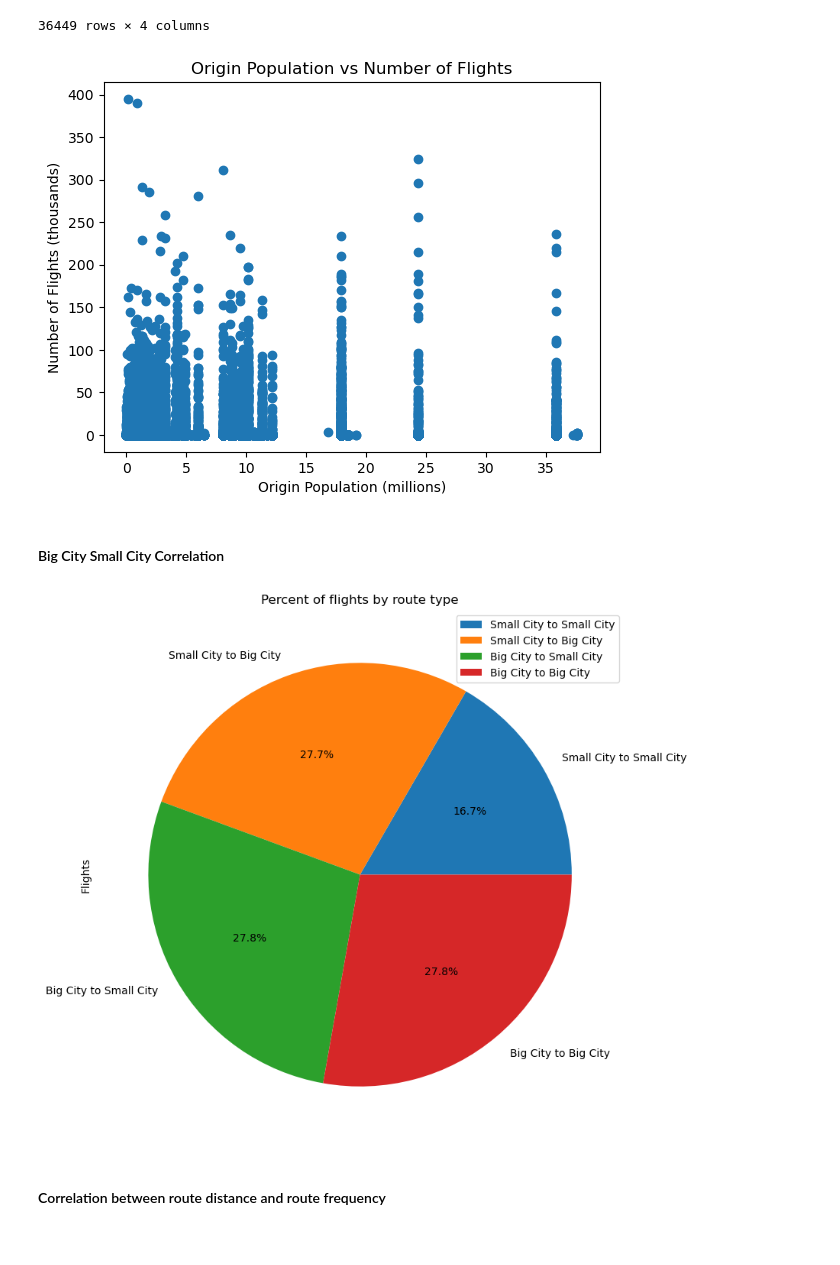
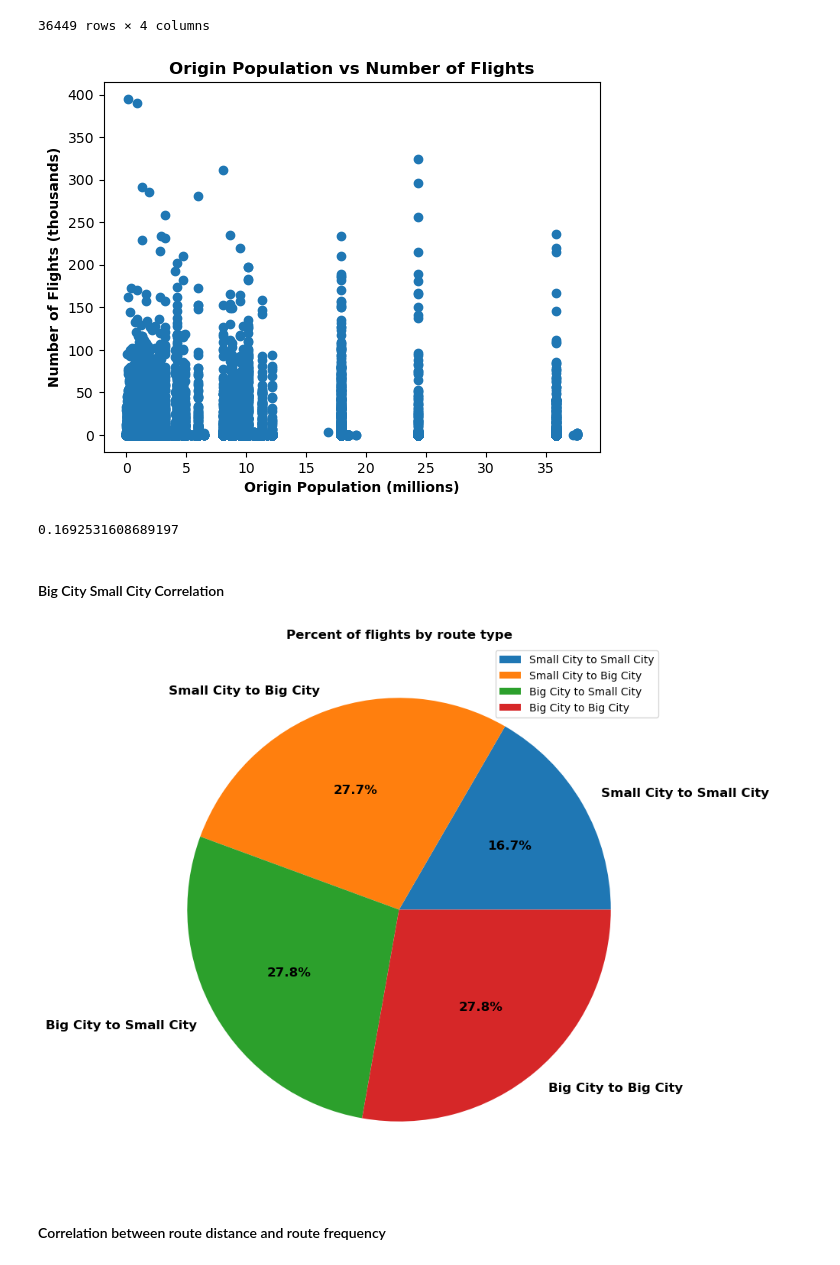
Before and after one commit to gigodata/08-EV-charging, a Jupyter notebook: Chart Generation.ipynb, the cells around one changed output. Cells and saved outputs as stored; diff of their text form; code cells hidden in the pictures.

```diff
--- a/Chart Generation.ipynb
+++ b/Chart Generation.ipynb
@@ -467,9 +469,9 @@ dataOfInterest
 36449 rows × 4 columns
 # %%
 plt.scatter(dataOfInterest[coi], dataOfInterest['Flights'])
-plt.ylabel('Number of Flights (thousands)')
-plt.xlabel(f'{coi} (millions)')
-plt.title(f'{coi} vs Number of Flights')
+plt.ylabel('Number of Flights (thousands)', fontweight = 'bold')
+plt.xlabel(f'{coi} (millions)', fontweight = 'bold')
+plt.title(f'{coi} vs Number of Flights', fontweight = 'bold')
 
 yfmt = tkr.FuncFormatter(numfmtTH)
 plt.gca().yaxis.set_major_formatter(yfmt)
@@ -480,7 +482,12 @@ plt.gca().xaxis.set_major_formatter(xfmt)
 #paleturqouise
 plt.show()
 # %% [output]
-[figure, old version]
+[figure, new version]
+# %%
+(slope, intercept, rvalue, pvalue, stderr) = st.linregress(dataOfInterest[coi], dataOfInterest['Flights'])
+print(rvalue)
+# %% [output]
+0.1692531608689197
 # %% [markdown]
 #### Big City Small City Correlation
 # %%
@@ -500,17 +507,18 @@ citySizeDf = df.groupby(['Origin Size', 'Destination Size'])['Flights'].sum().re
 # %%
 #Pie showing the percent share of route type. Route type is categorised by if it is leaving/arriving from a big/small city
 #Of note: city category is determined by MEDIAN POPULATION as of writing. This can be changed by manipulating a cell above
 labels = []
 for item, row in citySizeDf.iterrows():
     labels.append(row['Origin Size'] + " to " + row['Destination Size'])
 
 citySizeDf.index = labels
 
-citySizeDf.plot(kind='pie', y='Flights', figsize=(9 , 9), autopct= '%1.1f%%')
-plt.title('Percent of flights by route type')
+citySizeDf.plot(kind='pie', y='Flights', figsize=(9 , 9), autopct= '%1.1f%%', textprops=label_font)
+plt.ylabel(' ')
+plt.title('Percent of flights by route type', fontweight='bold')
 plt.show()
 # %% [output]
-[figure, old version]
+[figure, new version]
 # %% [markdown]
 #### Correlation between route distance and route frequency
 # %%
```
Also changed, not shown: parts of 2 cells of this notebook.
